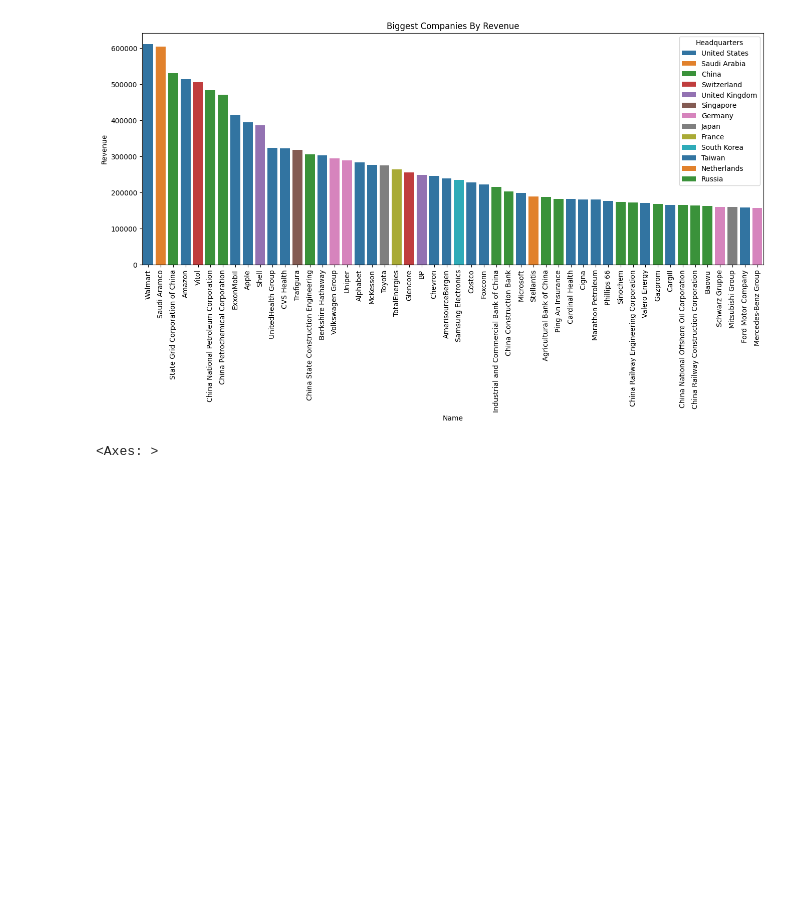
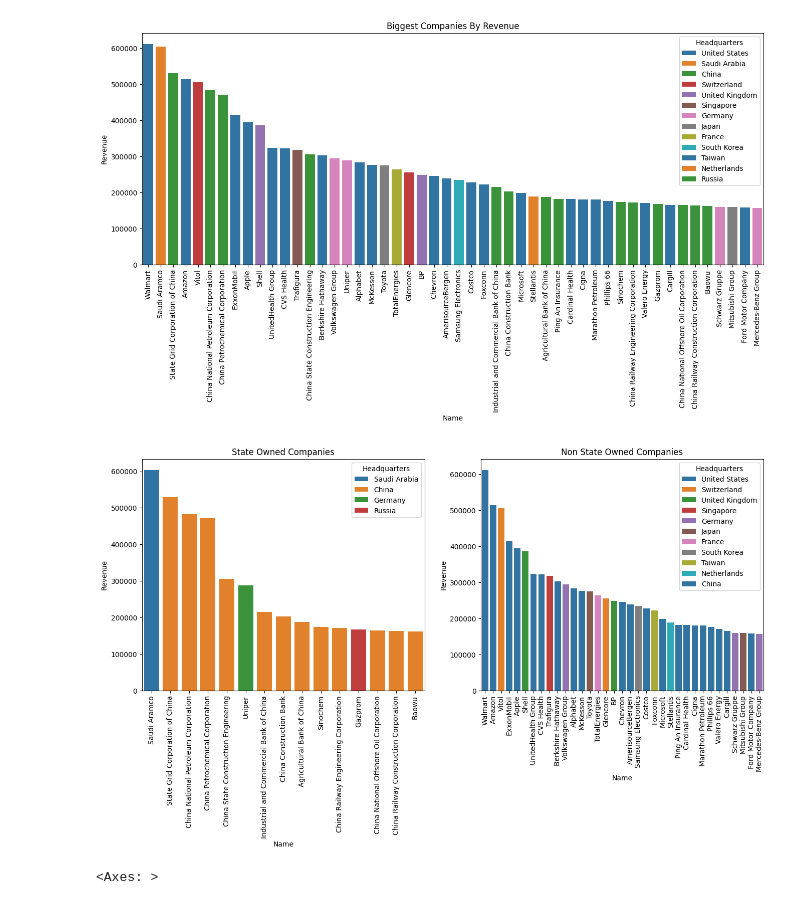
Before and after one commit to Ednaxx/Web-Data-Scraping, a Jupyter notebook: LargestCompaniesByRevenue2023.ipynb, the cells around one changed output. Saved outputs shown, nothing was run; the diff lists cells and outputs as text; code cells hidden in the pictures; blank space fills up the shorter version.

Commit message:
Added more plots and fixed companies table parsing after update

```diff
--- a/LargestCompaniesByRevenue2023.ipynb
+++ b/LargestCompaniesByRevenue2023.ipynb
@@ -50,7 +50,7 @@ headers
  'Headquarters',
  'State-owned']
 # %%
-ids = all_headers[10:]
+ids = all_headers[13:]
 # %% [markdown]
 ### Get all data on a list
 # %%
@@ -174,6 +176,23 @@ ax
 # %% [output]
 <Axes: title={'center': 'Biggest Companies By Revenue'}, xlabel='Name', ylabel='Revenue'>
 [figure]
+# %%
+fig, ax = plt.subplots(1,2, figsize=(16,6))
+
+ax1 = sns.barplot(data=df[df["State-owned"] == True], ax=ax[0],
+            x='Name', y='Revenue', hue='Headquarters',
+            palette=sns.color_palette(n_colors=len(df[df["State-owned"] == True])))
+ax1.set(title="State Owned Companies")
+ax1.tick_params(axis='x', rotation=90)
+
+ax2 = sns.barplot(
+    data=df[df["State-owned"] == False], ax=ax[1],
+    x='Name', y='Revenue', hue='Headquarters',
+    palette=sns.color_palette(n_colors=len(df[df["State-owned"] == False])))
+ax2.set(title="Non State Owned Companies")
+ax2.tick_params(axis='x', rotation=90)
+# %% [output]
+[figure, added]
 # %%
 corr = df.corr(numeric_only=True)
 mask = np.triu(np.ones_like(corr, dtype=bool))
```
Also changed, not shown: parts of 2 cells of this notebook, 1 other file.
